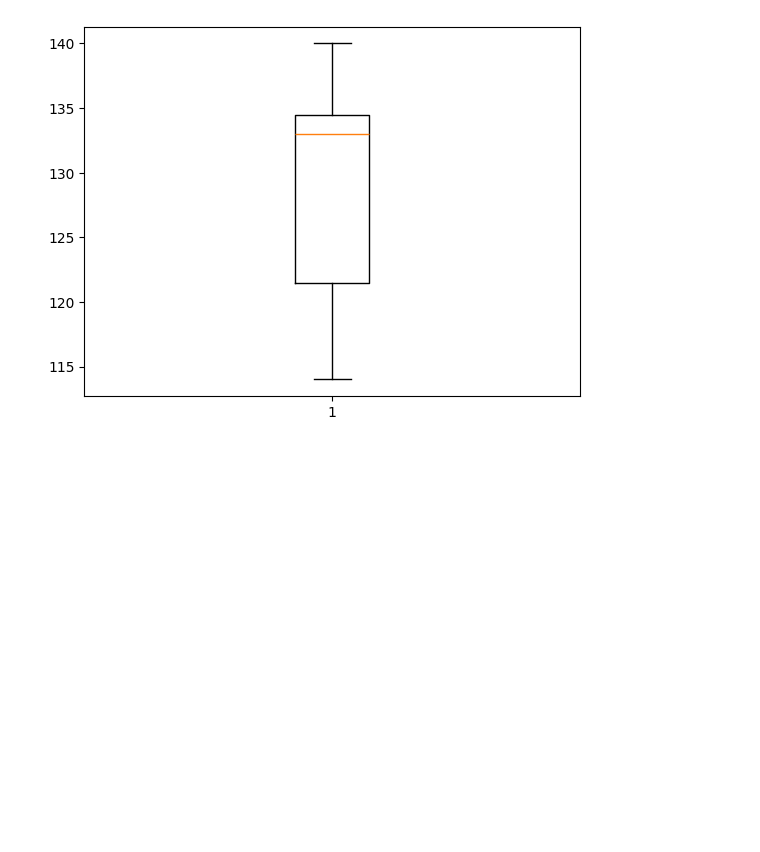
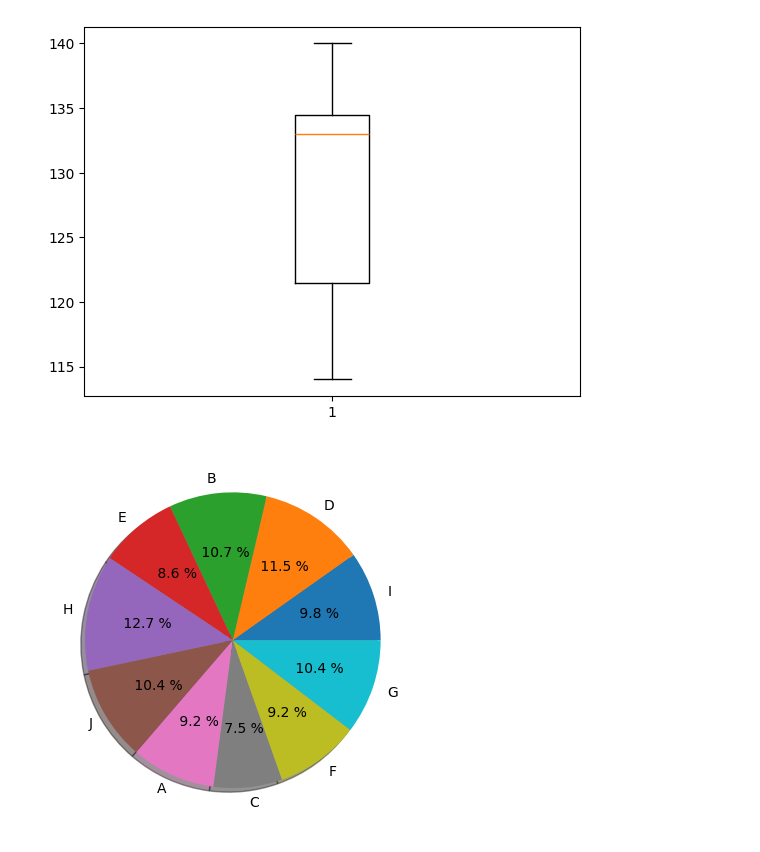
Before and after one commit to howdoyoustan/Daily-Practice, a Jupyter notebook: daily/Matplotlib.ipynb, the cells around one changed output. Drawn from its saved outputs; the diff is of its cells as text; code cells hidden in the pictures; blank space fills up the shorter version.

```diff
--- a/daily/Matplotlib.ipynb
+++ b/daily/Matplotlib.ipynb
@@ -182,3 +182,12 @@ plt.boxplot(df['Sales'])
  'fliers': [<matplotlib.lines.Line2D at 0x...>],
  'means': []}
 [figure]
+# %%
+plt.pie(df['Age'], labels = {"A", "B", "C",
+                             "D", "E", "F",
+                             "G", "H", "I", "J"},
+
+autopct ='% 1.1f %%', shadow = True)
+plt.show()
+# %% [output]
+[figure, added]
```
Also changed, not shown: parts of 6 cells of this notebook, 5 other files.
